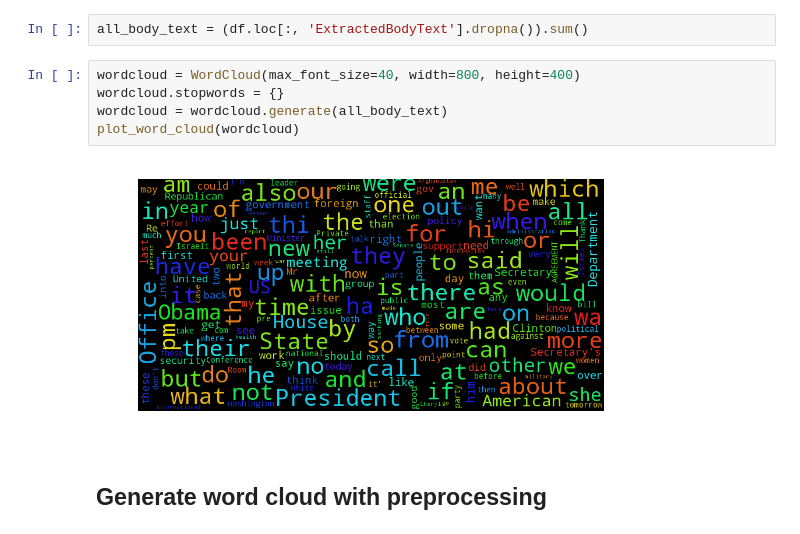
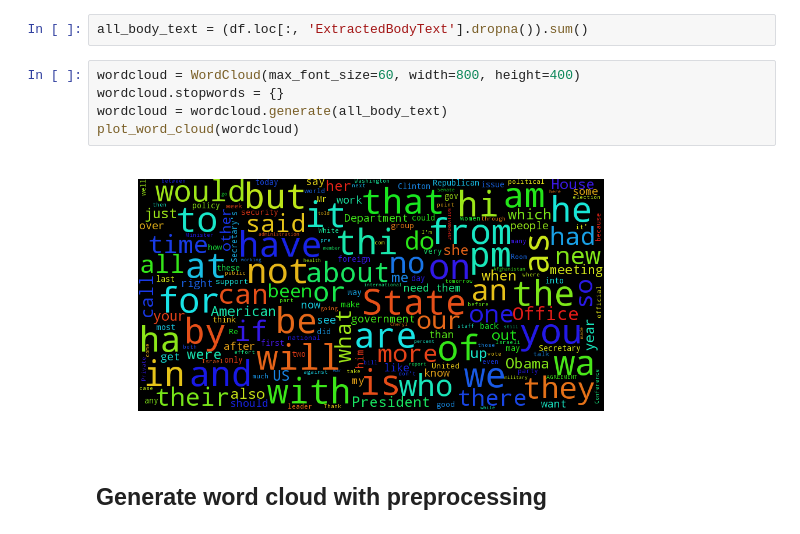
Before and after one commit to fanzhangsuper/fancy_group, a Jupyter notebook: 05 - Taming Text/Homework5.ipynb, the cells around one changed output. Drawn from its saved outputs; the diff is of its cells as text.

```diff
--- a/05 - Taming Text/Homework5.ipynb
+++ b/05 - Taming Text/Homework5.ipynb
@@ -54,12 +60,12 @@ First, we generate a wordcloud on raw corpus. The corpus we used here is `Extrac
 # %%
 all_body_text = (df.loc[:, 'ExtractedBodyText'].dropna()).sum()
 # %%
-wordcloud = WordCloud(max_font_size=40, width=800, height=400)
+wordcloud = WordCloud(max_font_size=60, width=800, height=400)
 wordcloud.stopwords = {}
 wordcloud = wordcloud.generate(all_body_text)
 plot_word_cloud(wordcloud)
 # %% [output]
-[figure, old version]
+[figure, new version]
 # %% [markdown]
 ## Generate word cloud with preprocessing
 # %% [markdown]
```
Also changed, not shown: parts of 34 cells of this notebook, 1 other file.
